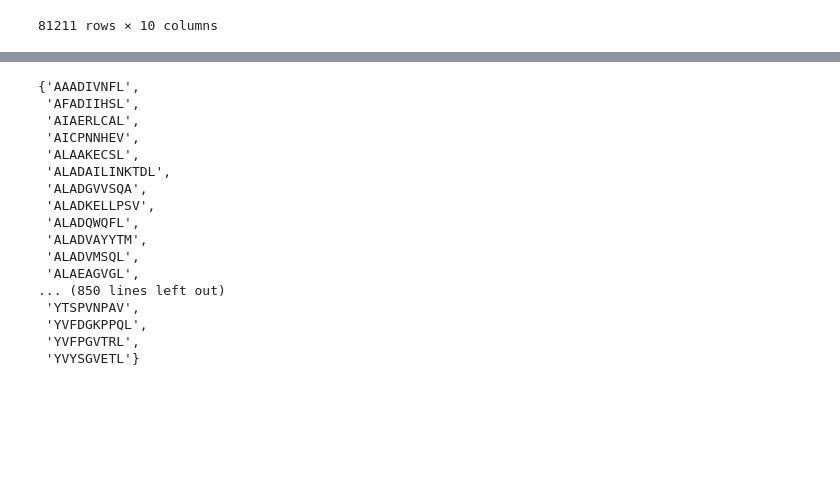
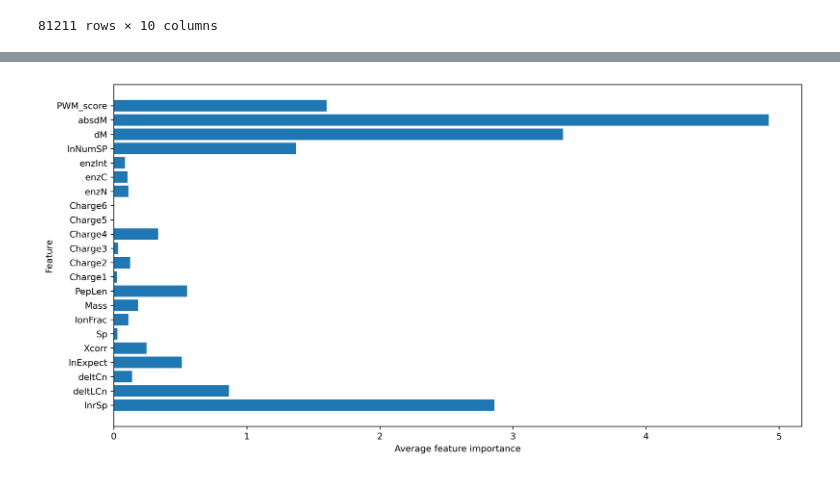
Before and after one commit to 5h4ng/PWM-score, a Jupyter notebook: src/comparison.ipynb, the cells around one changed output, grey strips where cells are left out. Saved outputs shown, nothing was run; the diff lists cells and outputs as text; code cells hidden in the pictures; blank space fills up the shorter version.

Commit message:
feature importance

```diff
--- a/src/comparison.ipynb
+++ b/src/comparison.ipynb
@@ -403,24 +421,7 @@ plt.show()
 # %%
 novel_peptides_set = PWM_score_set - (PWM_score_set & moka_set)
 novel_peptides_set
+percolator_specific_set = moka_set - (PWM_score_set & moka_set)
-# %% [output]
-{'AAADIVNFL',
- 'AFADIIHSL',
- 'AIAERLCAL',
- 'AICPNNHEV',
- 'ALAAKECSL',
- 'ALADAILINKTDL',
- 'ALADGVVSQA',
- 'ALADKELLPSV',
- 'ALADQWQFL',
- 'ALADVAYYTM',
- 'ALADVMSQL',
- 'ALAEAGVGL',
-... (850 lines left out)
- 'YTSPVNPAV',
- 'YVFDGKPPQL',
- 'YVFPGVTRL',
- 'YVYSGVETL'}
 # %%
 def peptides_list_to_txt(peptides, filename):
     with open(filename, 'w') as f:
@@ -433,0 +436,18 @@ peptides_list_to_txt(PWM_score_set, '../out/peptides_PWM_score.txt')
+# %%
+feature_importances = []
+for model in models:
+    coefficients = model.estimator.coef_
+    feature_importances.append(np.abs(coefficients).mean(axis=0))
+
+average_feature_importance = np.mean(feature_importances, axis=0)
+feature_names =  psms_PWM_score.features.columns.tolist()
+
+fig, ax = plt.subplots(figsize=(12, 6), dpi=300)
+ax.barh(feature_names, average_feature_importance)
+ax.set_xlabel('Average feature importance')
+ax.set_ylabel('Feature')
+plt.tight_layout()
+plt.savefig('../out/feature_importance.png')
+plt.show()
+# %% [output]
+[figure, added]
```
Also changed, not shown: parts of 7 cells of this notebook, 8 other files.
